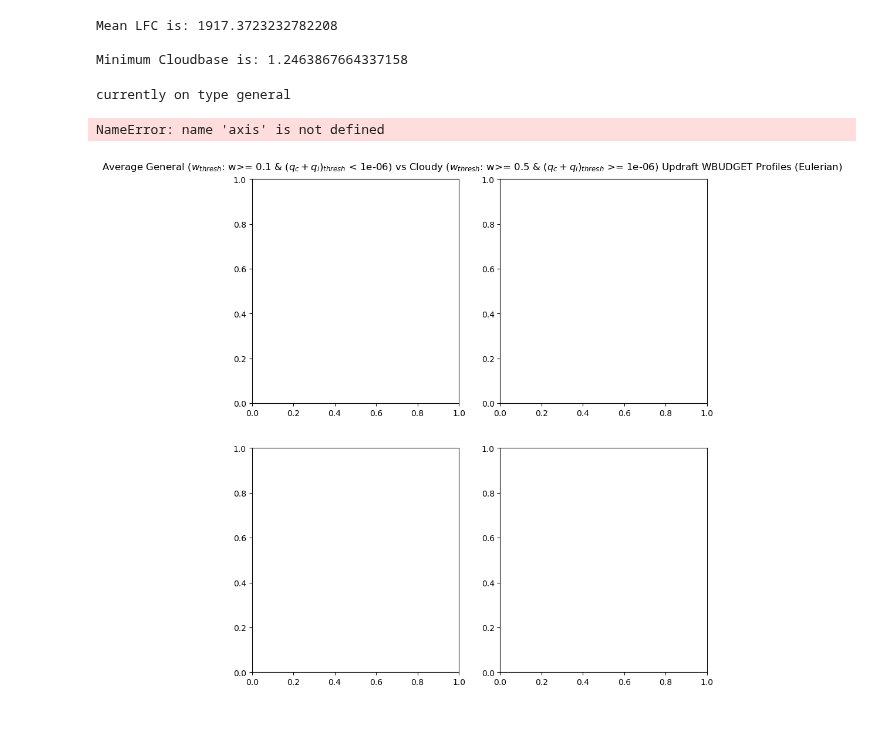
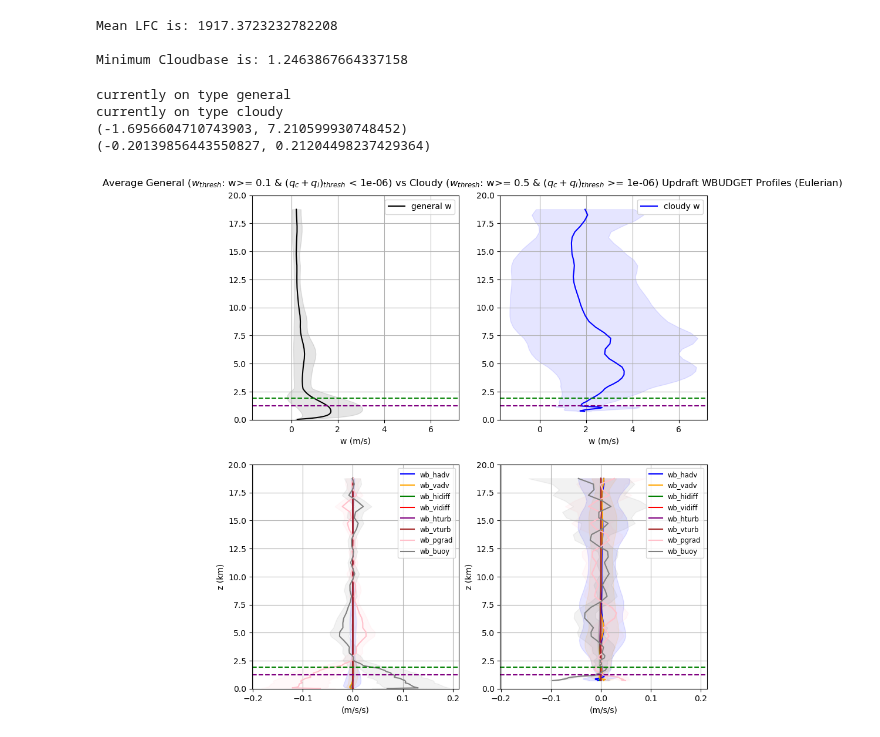
Before and after one commit to torrilab/DCI-Project, a Jupyter notebook: Code/Project_Algorithms/Domain_Profiles/Eulerian_Budget_Profiles_Plotting.ipynb, the cells around one changed output. Drawn from its saved outputs; the diff is of its cells as text; code cells hidden in the pictures.

```diff
--- a/Code/Project_Algorithms/Domain_Profiles/Eulerian_Budget_Profiles_Plotting.ipynb
+++ b/Code/Project_Algorithms/Domain_Profiles/Eulerian_Budget_Profiles_Plotting.ipynb
@@ -139,15 +139,16 @@ def GetPropertyProfile(type):
     with h5py.File(property_input_file, 'r') as f:
         for var in ['w', 'qv', 'th']:
             profile = f[f'profile_{var}'][:]
-            # profile_squares = f[f'profile_{var}_squares'][:]
-            # profile_SE = ProfileStandardError(profile, profile_squares)
-            # profile_SE = ProfileStandardDeviation(profile, profile_squares)
-
-            #IF SE NOT AVAILABLE
-            dummy=profile.copy()
-            dummy[:, 0] = np.zeros(len(dummy[:, 0]))
-            dummy=dummy[dummy[:,1]>0]
-            profile_SE=dummy
+            try:
+                profile_squares = f[f'profile_{var}_squares'][:]
+                # profile_SE = ProfileStandardError(profile, profile_squares)
+                profile_SE = ProfileStandardDeviation(profile, profile_squares)
+            except:
+                #IF SE NOT AVAILABLE
+                dummy=profile.copy()
+                dummy[:, 0] = np.zeros(len(dummy[:, 0]))
+                dummy=dummy[dummy[:,1]>0]
+                profile_SE=dummy
 
             output[f'profile_{var}'] = profile
             output[f'profile_{var}_SE'] = profile_SE
@@ -171,14 +172,16 @@ def LoadProfiles(input_file, budget_type):
                 if '_squares' not in key:
                     keys_list.append(key)
         for key in keys_list:
-            # globals()[f"{key}_SE"]=ProfileStandardError(globals()[f"{key}"],globals()[f"{key}_squares"])
-            # globals()[f"{key}_SE"]=ProfileStandardDeviation(globals()[f"{key}"],globals()[f"{key}_squares"])
+            try:
+                # globals()[f"{key}_SE"]=ProfileStandardError(globals()[f"{key}"],globals()[f"{key}_squares"])
+                globals()[f"{key}_SE"]=ProfileStandardDeviation(globals()[f"{key}"],globals()[f"{key}_squares"])
 
-            #IF SE NOT AVAILABLE
-            dummy=globals()[f"{key}"].copy()
-            dummy[:, 0] = np.zeros(len(dummy[:, 0]))
-            dummy=dummy[dummy[:,1]>0]
-            globals()[f"{key}_SE"]=dummy
+            except:
+                #IF SE NOT AVAILABLE
+                dummy=globals()[f"{key}"].copy()
+                dummy[:, 0] = np.zeros(len(dummy[:, 0]))
+                dummy=dummy[dummy[:,1]>0]
+                globals()[f"{key}_SE"]=dummy
 # %%
 if plotting==True:
     #WBUDGET
@@ -248,6 +251,7 @@ if plotting==True:
 
         for var in vars:
             globals()[f"out_{var}"]=averaged_profiles(var)
+            # globals()[f"out_{var}"]=ProfileMean(globals()[f"profile_{var}"])
 
         for var in vars:
             out_profile=globals()[f"out_{var}"]
@@ -275,36 +279,38 @@ if plotting==True:
 
             axis.set_ylim(bottom=0,top=20)
             axis.set_xlabel('w (m/s)')
             axis.legend()
             axis=ax4
         for var,xlabel,color in zip(vars[1:],vars[1:],colors[1:]):
             profile=globals()[f"out_{var}"].copy()
             plotting_func(profile,axis,label=xlabel,color=color)
 
             profile_SE = globals()[f"profile_{var}_SE"];switch=1;factor=1;#factor=1.96
             axis.fill_betweenx(profile[:, 1], profile[:, 0] - factor*profile_SE[:,0]*switch, profile[:, 0] + factor*profile_SE[:,0], color=color, alpha=0.1)
 
             axis.set_ylim(bottom=0,top=20)
             axis.set_ylabel('z (km)');
             axis.set_xlabel('(m/s/s)')
             axis.legend(fontsize='small'); #add legend
 
     #FIXING X LIMITS
     fix_x_limits([ax1, ax2])
     fix_x_limits([ax3, ax4])
 
     #MEAN CLOUD BASE
-    cloudbase=LoadCloudBase()
+    # cloudbase=LoadCloudBase()
     for axis in [ax1,ax2,ax3,ax4]:
         axis.axhline(cloudbase,color='purple',linestyle='dashed')
         axis.axhline(mean_LFC/1000,color='green',linestyle='dashed')
 
     #save plot
     # plt.savefig(dir+f'Project_Algorithms/plots/eulerian_WBudget_{res}_{t_res}_{Np_str}.jpg', bbox_inches='tight', dpi=300)
 # %% [output]
 currently on type general
+currently on type cloudy
+(-1.6956604710743903, 7.210599930748452)
+(-0.20139856443550827, 0.21204498237429364)
-NameError: name 'axis' is not defined
-[figure, old version]
+[figure, new version]
 # %%
 if plotting==True:
     #QV BUDGETS
```
Also changed, not shown: parts of 2 cells of this notebook, 23 other files.
